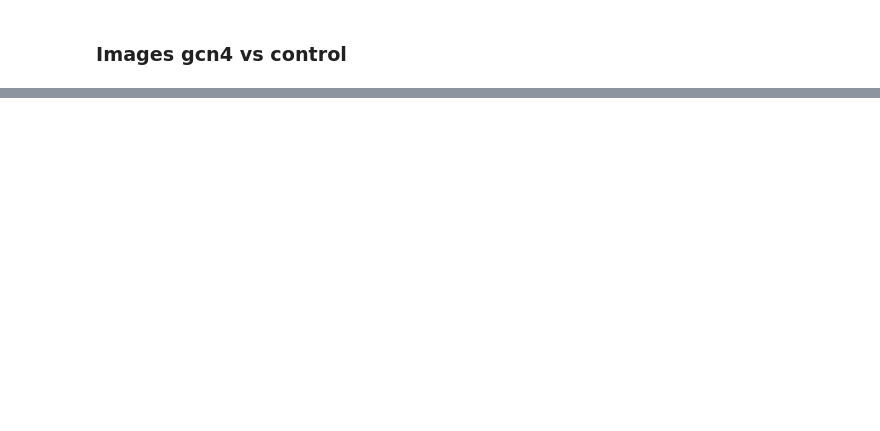
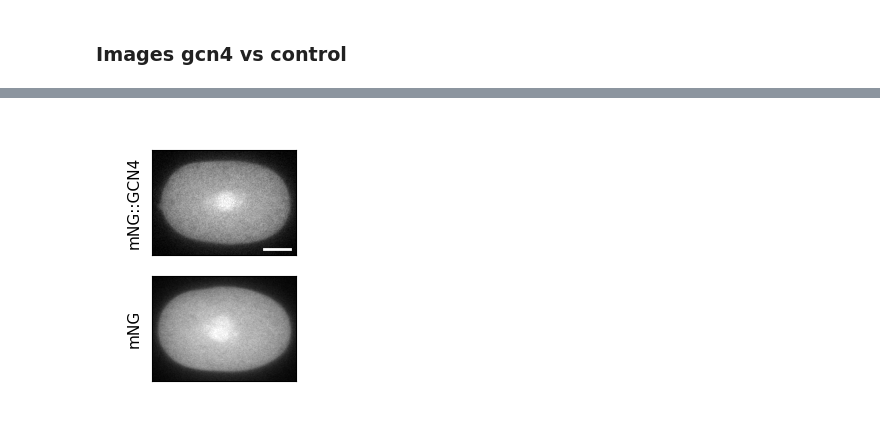
Before and after one commit to goehringlab/2023-Bland-bioRxiv, a Jupyter notebook: scripts/Downstream analysis and figures/GCN4/Figures fragment_.ipynb, the cells around one changed output, grey strips where cells are left out. Saved outputs shown, nothing was run; the diff lists cells and outputs as text; code cells hidden in the pictures; blank space fills up the shorter version.

```diff
--- a/scripts/Downstream analysis and figures/GCN4/Figures fragment_.ipynb
+++ b/scripts/Downstream analysis and figures/GCN4/Figures fragment_.ipynb
@@ -36,8 +36,8 @@ if data_access:
     fig, ax = plt.subplots(2, 1)
     func(paths_gcn4[2], ax[0], scale_bar=True)
     func(paths_ctrl[0], ax[1])
-    ax[0].set_ylabel('mNG::GCN4', fontsize=10)
-    ax[1].set_ylabel('mNG', fontsize=10)
+    ax[0].set_ylabel('mNG::GCN4', fontsize=11)
+    ax[1].set_ylabel('mNG', fontsize=11)
     fig.set_size_inches(2.5, 3)
     fig.savefig('Figs/imgs_fragment.png', dpi=600, transparent=True)
 # %% [output]
@@ -45,0 +44 @@ if data_access:
+[figure, added]
```
Also changed, not shown: parts of 1 cell of this notebook, 3 other files.
